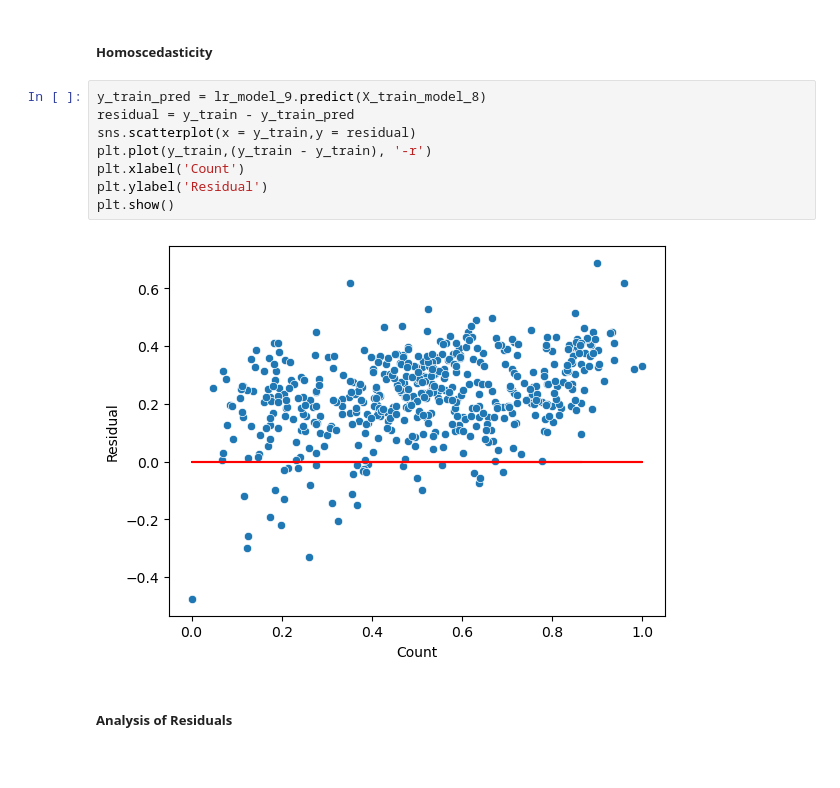
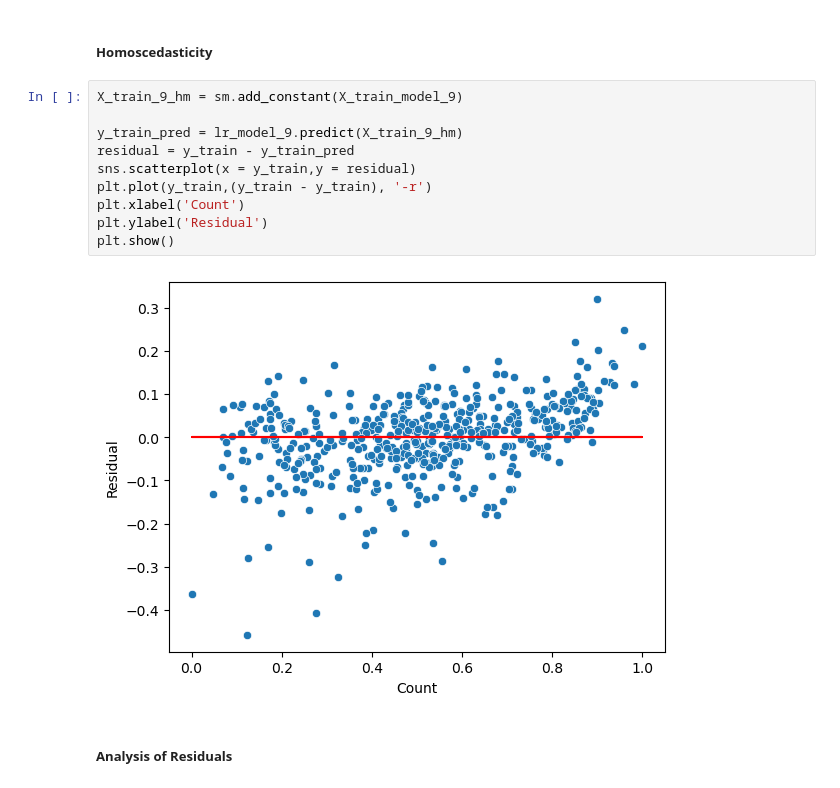
Before and after one commit to ncjanardhan-outlook/ncjpersonal, a Jupyter notebook: Linear Regression Assignment/Linear Regression Assignment - Boom Bikes.ipynb, the cells around one changed output. Cells and saved outputs as stored; diff of their text form.

```diff
--- a/Linear Regression Assignment/Linear Regression Assignment - Boom Bikes.ipynb
+++ b/Linear Regression Assignment/Linear Regression Assignment - Boom Bikes.ipynb
@@ -901,15 +901,17 @@ Adjusted R^2:  0.7998088775885328
 # %% [markdown]
 ##### Homoscedasticity
 # %%
-y_train_pred = lr_model_9.predict(X_train_model_8)
+X_train_9_hm = sm.add_constant(X_train_model_9)
+
+y_train_pred = lr_model_9.predict(X_train_9_hm)
 residual = y_train - y_train_pred
 sns.scatterplot(x = y_train,y = residual)
 plt.plot(y_train,(y_train - y_train), '-r')
 plt.xlabel('Count')
 plt.ylabel('Residual')
 plt.show()
 # %% [output]
-[figure, old version]
+[figure, new version]
 # %% [markdown]
 ##### Analysis of Residuals
 # %%
```
Also changed, not shown: parts of 9 cells of this notebook.
